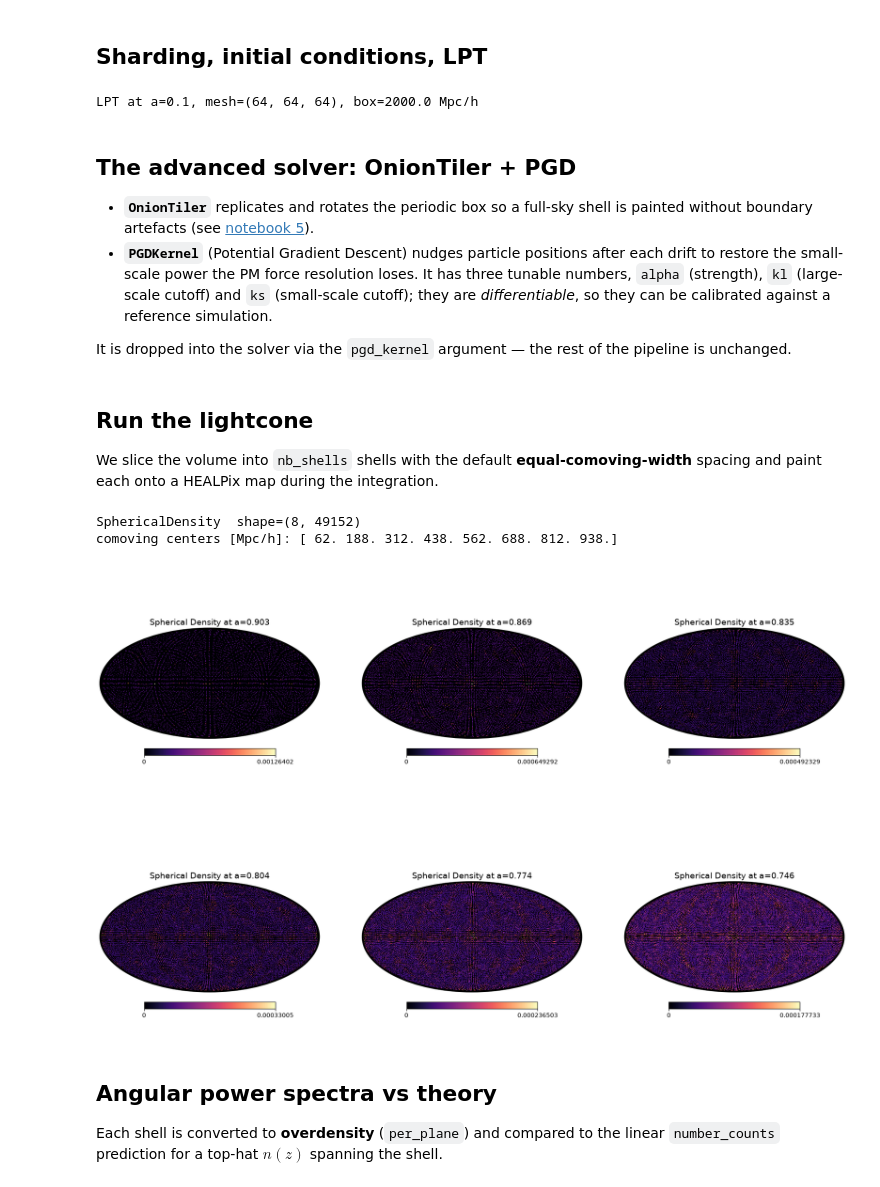
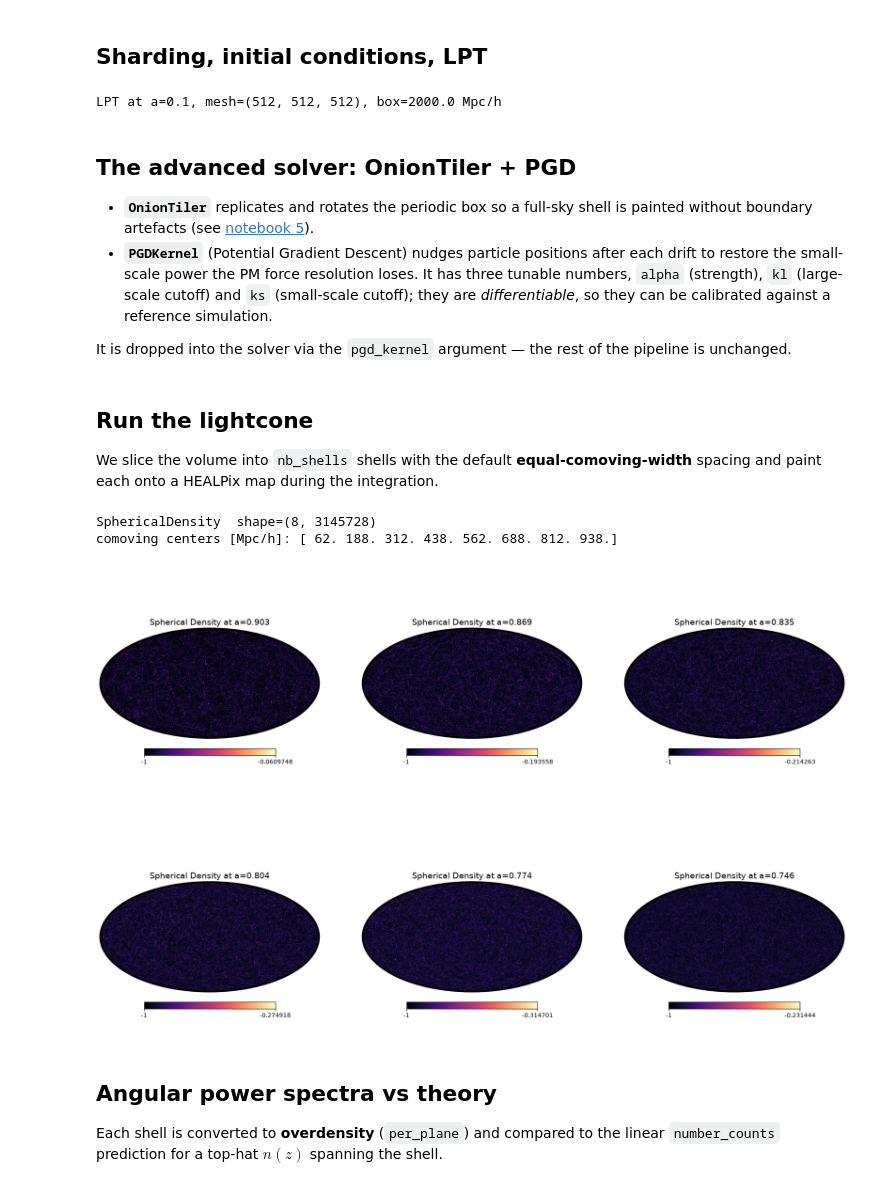
Before and after one commit to ASKabalan/jax-fli, a Jupyter notebook: docs/2-advanced-usage/08-Advanced-PM.ipynb, the cells around one changed output. Saved outputs shown, nothing was run; the diff lists cells and outputs as text; code cells hidden in the pictures.

```diff
--- a/docs/2-advanced-usage/08-Advanced-PM.ipynb
+++ b/docs/2-advanced-usage/08-Advanced-PM.ipynb
@@ -27,9 +25,9 @@ JAX is not using 64-bit precision. Results will diverge from healpy even at mode
 ## Configuration
 # %%
 key = jax.random.PRNGKey(0)
-mesh_size = (64, 64, 64)
+mesh_size = (512, 512, 512)
 box_size = (2000.0, 2000.0, 2000.0)
-nside = 64
+nside = 512
 nb_shells = 8
 cosmo = jc.Planck18()
 # %% [markdown]
@@ -46,19 +44,14 @@ t0 = 0.1
 dx, p = jfli.lpt(cosmo, initial_field, ts=t0, order=1)
 print(f"LPT at a={t0}, mesh={mesh_size}, box={box_size[0]} Mpc/h")
 # %% [output]
-LPT at a=0.1, mesh=(64, 64, 64), box=2000.0 Mpc/h
+LPT at a=0.1, mesh=(512, 512, 512), box=2000.0 Mpc/h
 # %% [markdown]
 ## The advanced solver: OnionTiler + PGD
 
-- **`OnionTiler`** replicates and rotates the periodic box so a full-sky shell is painted
-  without boundary artefacts (see [notebook 5](05-PM-Interpolation.ipynb)).
-- **`PGDKernel`** (Potential Gradient Descent) nudges particle positions after each drift to
-  restore the small-scale power the PM force resolution loses. It has three tunable numbers,
-  `alpha` (strength), `kl` (large-scale cutoff) and `ks` (small-scale cutoff); they are
-  *differentiable*, so they can be calibrated against a reference simulation.
+- **`OnionTiler`** replicates and rotates the periodic box so a full-sky shell is painted without boundary artefacts (see [notebook 5](05-PM-Interpolation.ipynb)).
+- **`PGDKernel`** (Potential Gradient Descent) nudges particle positions after each drift to restore the small-scale power the PM force resolution loses. It has three tunable numbers, `alpha` (strength), `kl` (large-scale cutoff) and `ks` (small-scale cutoff); they are *differentiable*, so they can be calibrated against a reference simulation.
 
-It is dropped into the solver via the `pgd_kernel` argument — the rest of the pipeline is
-unchanged.
+It is dropped into the solver via the `pgd_kernel` argument — the rest of the pipeline is unchanged.
 # %%
 solver = jfli.DoubleKickDrift(
     interp_kernel=jfli.OnionTiler(
@@ -73,24 +66,22 @@ solver = jfli.DoubleKickDrift(
 # %% [markdown]
 ## Run the lightcone
 
-We slice the volume into `nb_shells` shells with the default **equal-comoving-width** spacing
-and paint each onto a HEALPix map during the integration.
+We slice the volume into `nb_shells` shells with the default **equal-comoving-width** spacing and paint each onto a HEALPix map during the integration.
 # %%
 lightcone = jfli.nbody(cosmo, dx, p, nb_shells=nb_shells, solver=solver, shell_spacing="comoving")
 print(f"{type(lightcone).__name__}  shape={lightcone.shape}")
 print("comoving centers [Mpc/h]:", np.asarray(lightcone.comoving_centers).round(0))
 # %% [output]
-SphericalDensity  shape=(8, 49152)
+SphericalDensity  shape=(8, 3145728)
 comoving centers [Mpc/h]: [ 62. 188. 312. 438. 562. 688. 812. 938.]
 # %%
-lightcone[-6:].apply_fn(jnp.log1p).show(ncols=3)
+lightcone[-6:].apply_fn(lambda x: jnp.log10(x + 0.1)).show(ncols=3)
 # %% [output]
-[figure, old version]
+[figure, new version]
 # %% [markdown]
 ## Angular power spectra vs theory
 
-Each shell is converted to **overdensity** (`per_plane`) and compared to the linear
-`number_counts` prediction for a top-hat $n(z)$ spanning the shell.
+Each shell is converted to **overdensity** (`per_plane`) and compared to the linear `number_counts` prediction for a top-hat $n(z)$ spanning the shell.
 # %%
 LMAX = 2 * nside
 ells = jnp.arange(LMAX)
```
Also changed, not shown: parts of 15 cells of this notebook, 16 other files.
